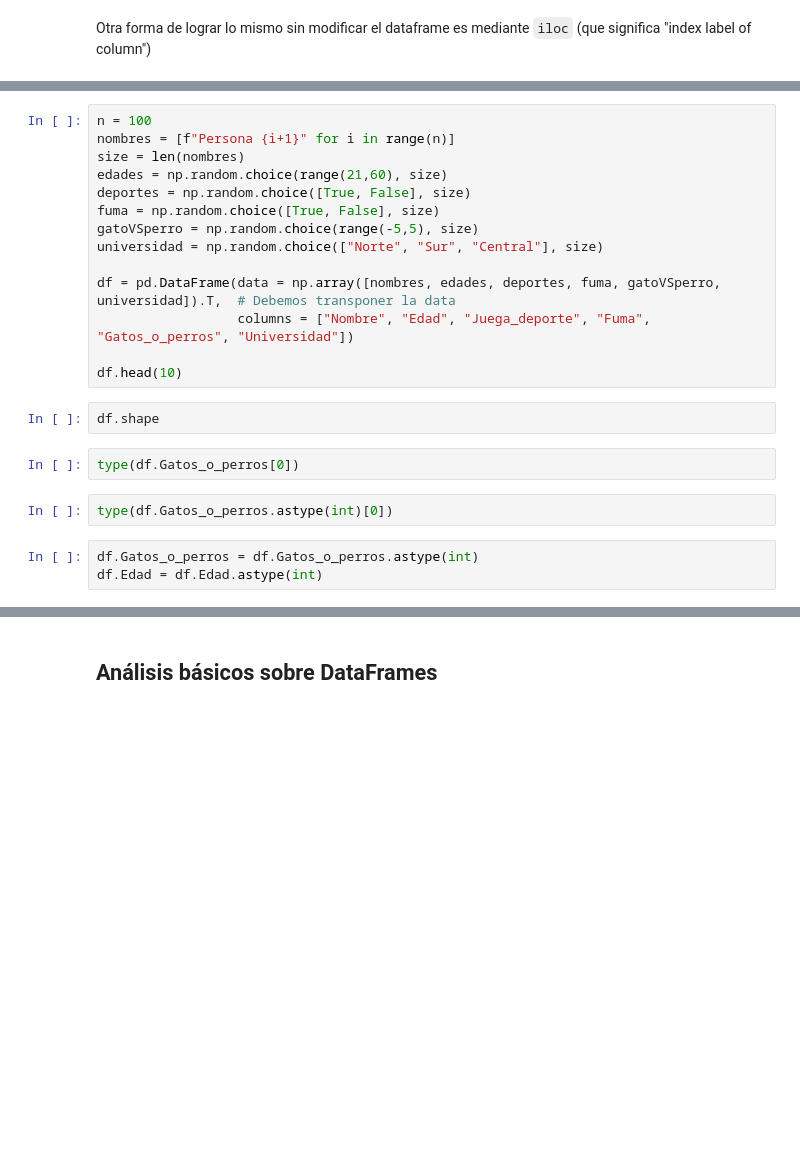
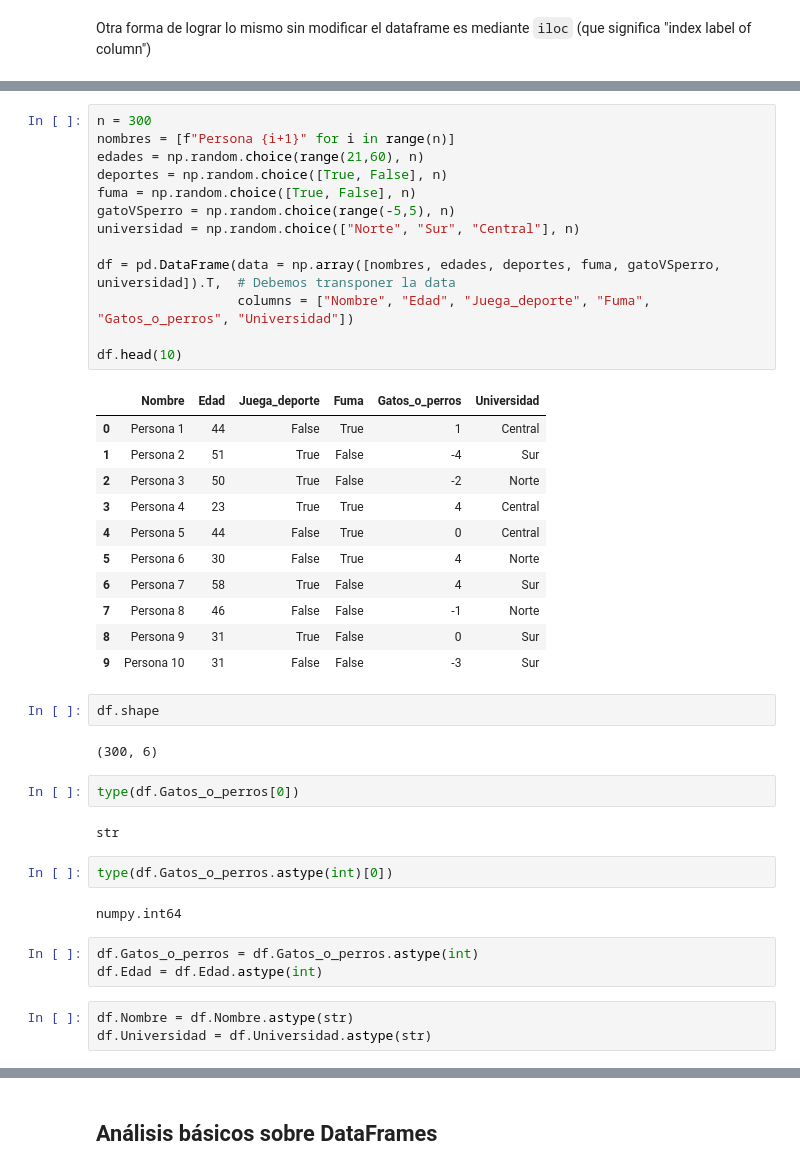
Before and after one commit to LF-Flores/Python-SWISE-course, a Jupyter notebook: 4_Paquetes_comunes_y_archivos.ipynb, the cells around one changed output, grey strips where cells are left out. Cells and saved outputs as stored; diff of their text form; blank space fills up the shorter version.

```diff
--- a/4_Paquetes_comunes_y_archivos.ipynb
+++ b/4_Paquetes_comunes_y_archivos.ipynb
@@ -742,25 +787,45 @@ df.Gatos_o_perros.unique()
 # %%
-n = 100
+n = 300
 nombres = [f"Persona {i+1}" for i in range(n)]
-size = len(nombres)
-edades = np.random.choice(range(21,60), size)
-deportes = np.random.choice([True, False], size)
-fuma = np.random.choice([True, False], size)
-gatoVSperro = np.random.choice(range(-5,5), size)
-universidad = np.random.choice(["Norte", "Sur", "Central"], size)
+edades = np.random.choice(range(21,60), n)
+deportes = np.random.choice([True, False], n)
+fuma = np.random.choice([True, False], n)
+gatoVSperro = np.random.choice(range(-5,5), n)
+universidad = np.random.choice(["Norte", "Sur", "Central"], n)
 
 df = pd.DataFrame(data = np.array([nombres, edades, deportes, fuma, gatoVSperro, universidad]).T,  # Debemos transponer la data
                   columns = ["Nombre", "Edad", "Juega_deporte", "Fuma", "Gatos_o_perros", "Universidad"])
 
 df.head(10)
+# %% [output]
+|  | Nombre | Edad | Juega_deporte | Fuma | Gatos_o_perros | Universidad |
+| 0 | Persona 1 | 44 | False | True | 1 | Central |
+| 1 | Persona 2 | 51 | True | False | -4 | Sur |
+| 2 | Persona 3 | 50 | True | False | -2 | Norte |
+| 3 | Persona 4 | 23 | True | True | 4 | Central |
+| 4 | Persona 5 | 44 | False | True | 0 | Central |
+| 5 | Persona 6 | 30 | False | True | 4 | Norte |
+| 6 | Persona 7 | 58 | True | False | 4 | Sur |
+| 7 | Persona 8 | 46 | False | False | -1 | Norte |
+| 8 | Persona 9 | 31 | True | False | 0 | Sur |
+| 9 | Persona 10 | 31 | False | False | -3 | Sur |
 # %%
 df.shape
+# %% [output]
+(300, 6)
 # %%
 type(df.Gatos_o_perros[0])
+# %% [output]
+str
 # %%
 type(df.Gatos_o_perros.astype(int)[0])
+# %% [output]
+numpy.int64
 # %%
 df.Gatos_o_perros = df.Gatos_o_perros.astype(int)
 df.Edad = df.Edad.astype(int)
+# %%
+df.Nombre = df.Nombre.astype(str)
+df.Universidad = df.Universidad.astype(str)
 # %%
 df.dtypes
```
Also changed, not shown: parts of 61 cells of this notebook, 1 other file.
